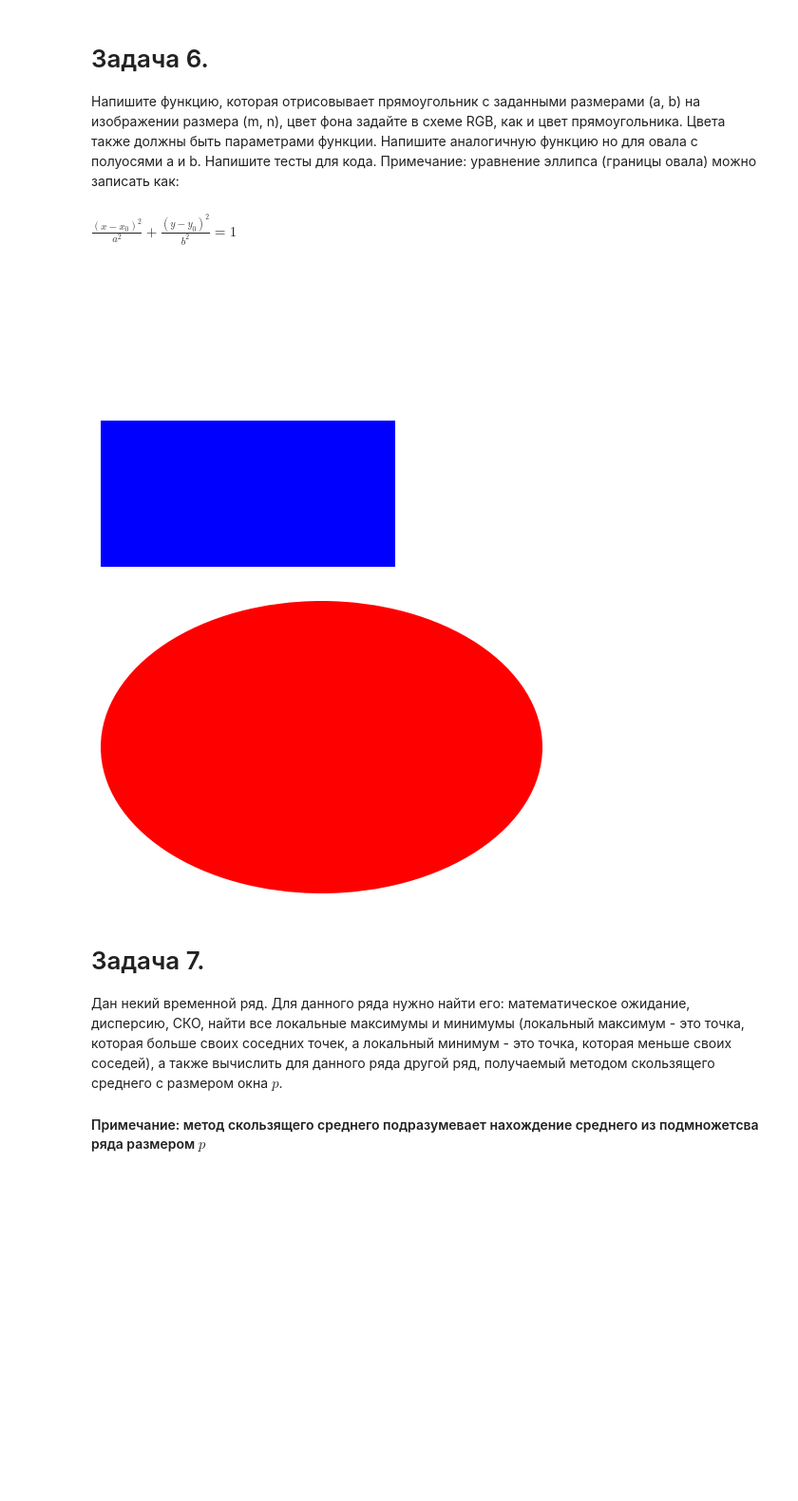
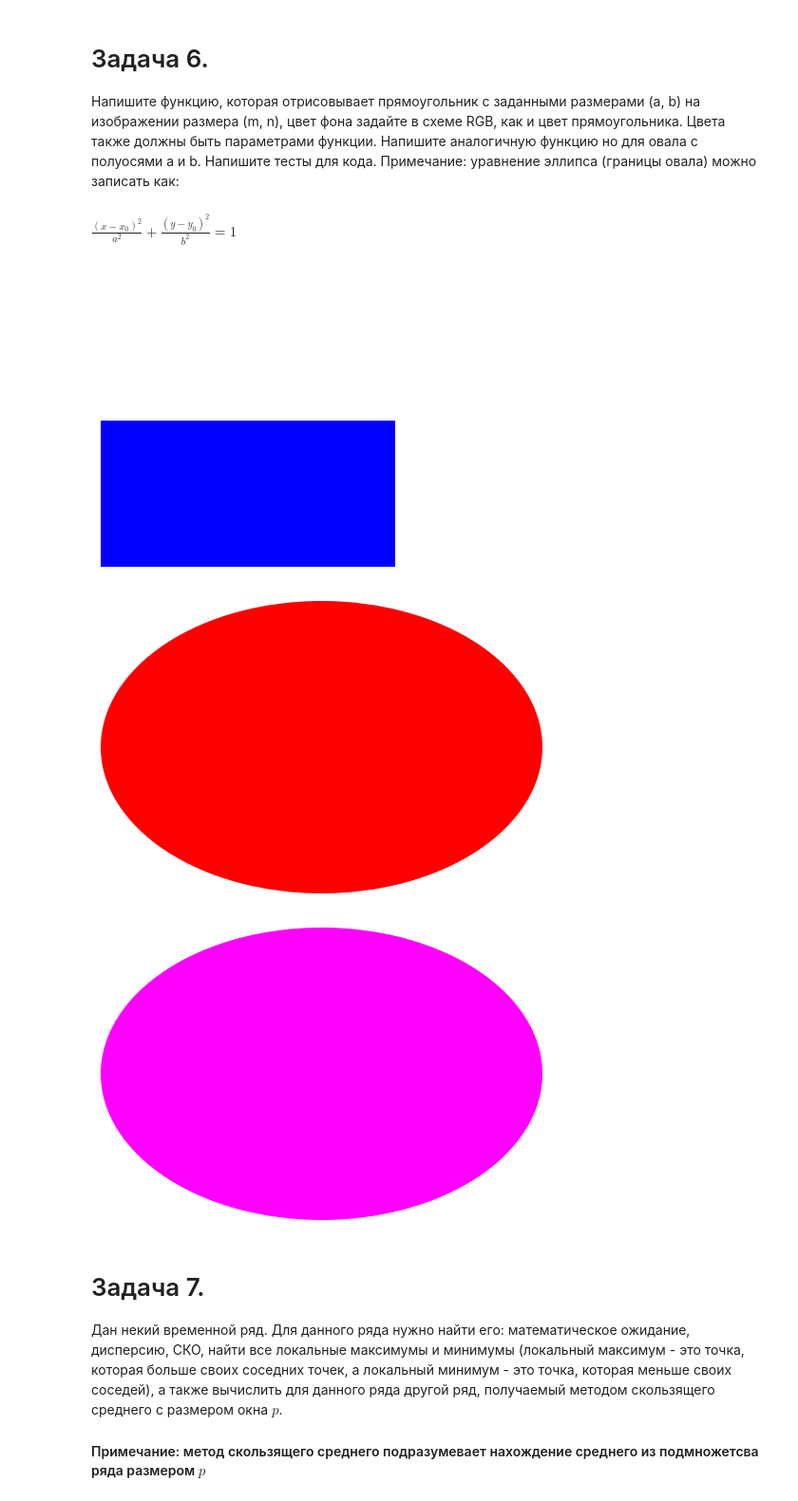
Before and after one commit to vimkill/HadBenStart, a Jupyter notebook: numpy.ipynb, the cells around one changed output. Shown at 95% size. Cells and saved outputs as stored; diff of their text form; code cells hidden in the pictures; blank space fills up the shorter version.

```diff
--- a/numpy.ipynb
+++ b/numpy.ipynb
@@ -219,33 +219,36 @@ def draw_rectangle(m, n, a, b, bg_color, rect_color):
     rectangle = patches.Rectangle((0, 0), a, b, facecolor=rect_color)
     ax.add_patch(rectangle)
 
     plt.axis('off')
     plt.show()
 
 def draw_ellipse(m, n, a, b, bg_color, ellipse_color):
     fig, ax = plt.subplots(figsize=(m, n))
     ax.set_xlim(0, m)
     ax.set_ylim(0, n)
 
     # Нарисовать фон
     ax.add_patch(patches.Rectangle((0, 0), m, n, facecolor=bg_color))
 
     # Нарисовать овал
     ellipse = patches.Ellipse((m/2, n/2), 2*a, 2*b, angle=0, facecolor=ellipse_color)
     ax.add_patch(ellipse)
 
     plt.axis('off')
     plt.show()
 
 # Примеры тестов:
 # Рисование прямоугольника с размерами (a, b) на изображении размера (m, n) с заданными цветами
 draw_rectangle(6, 4, 4, 2, 'white', 'blue')
 
 # Рисование овала с полуосями (a, b) на изображении размера (m, n) с заданными цветами
 draw_ellipse(6, 4, 3, 2, 'white', 'red')
+
+draw_ellipse(6, 4, 3, 2, (1,1,1,1), (1,0,1,1))
 # %% [output]
 [figure]
 [figure]
+[figure, added]
 # %% [markdown]
 <h1>Задача 7.</h1>
  Дан некий временной ряд. Для данного ряда нужно найти его: математическое ожидание, дисперсию, СКО, найти все локальные максимумы и минимумы (локальный максимум - это точка, которая больше своих соседних точек, а локальный минимум - это точка, которая меньше своих соседей), а также вычислить для данного ряда другой ряд, получаемый методом скользящего среднего с размером окна $p$.
```
Also changed, not shown: parts of 1 cell of this notebook.
